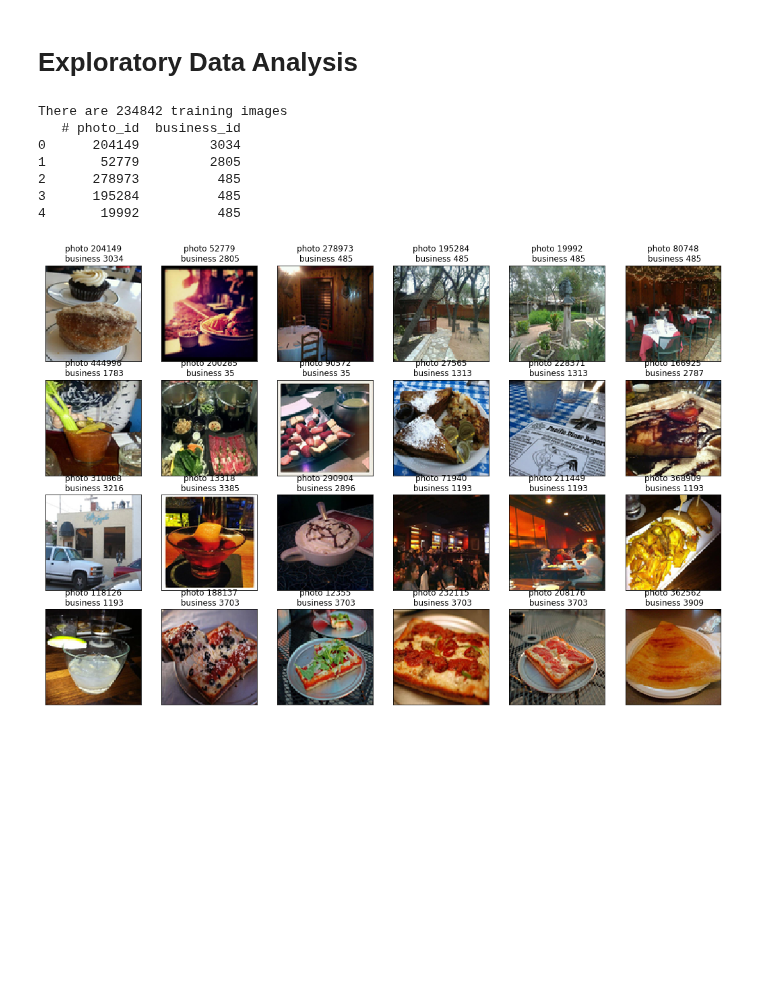
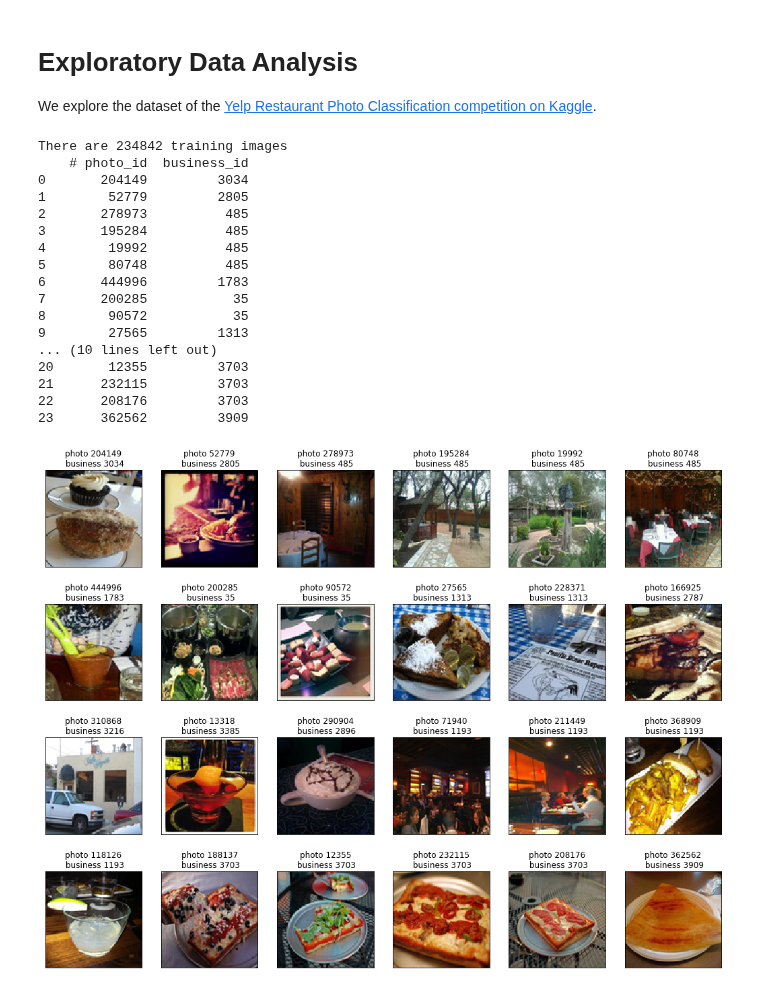
Before and after one commit to rouille/YelpKaggle, a Jupyter notebook: eda.ipynb, the cells around one changed output. Cells and saved outputs as stored; diff of their text form; code cells hidden in the pictures; blank space fills up the shorter version.

```diff
--- a/eda.ipynb
+++ b/eda.ipynb
@@ -1,5 +1,6 @@
-# %% [markdown]
-# Exploratory Data Analysis
+# %% [markdown]
+# Exploratory Data Analysis
+We explore the dataset of the [Yelp Restaurant Photo Classification competition on Kaggle](https://www.kaggle.com/c/yelp-restaurant-photo-classification).
 # %%
 import numpy as np
 import pandas as pd
@@ -14,21 +16,32 @@ train_id = pd.read_csv('data/train_photo_to_biz_ids.csv')
 test_photos = pd.read_csv('data/test_photo_to_biz.csv')
 # %%
 print('There are %d training images' % len(train_photos))
-print(train_photos.head())
+print(train_photos.head(n=24))
 
-fig = plt.figure(figsize = (18,12))
+# Display the first 24 images
+fig = plt.figure(figsize = (18,14))
 for i in range(24):
     img = Image.open('data/train_photos/' + str(train_photos.loc[i][0]) + '.jpg')
     img = img.resize((100, 100), Image.ANTIALIAS)
     ax = fig.add_subplot(4, 6, i+1, xticks = [], yticks = [])
     ax.set_title('photo ' + str(train_photos.loc[i][0]) + '\n business ' + str(train_photos.loc[i][1]))
     ax.imshow(img)
 # %% [output]
 There are 234842 training images
-   # photo_id  business_id
-0      204149         3034
-1       52779         2805
-2      278973          485
-3      195284          485
-4       19992          485
+    # photo_id  business_id
+0       204149         3034
+1        52779         2805
+2       278973          485
+3       195284          485
+4        19992          485
+5        80748          485
+6       444996         1783
+7       200285           35
+8        90572           35
+9        27565         1313
+... (10 lines left out)
+20       12355         3703
+21      232115         3703
+22      208176         3703
+23      362562         3909
-[figure, old version]
+[figure, new version]
```
Also changed, not shown: parts of 2 cells of this notebook.
